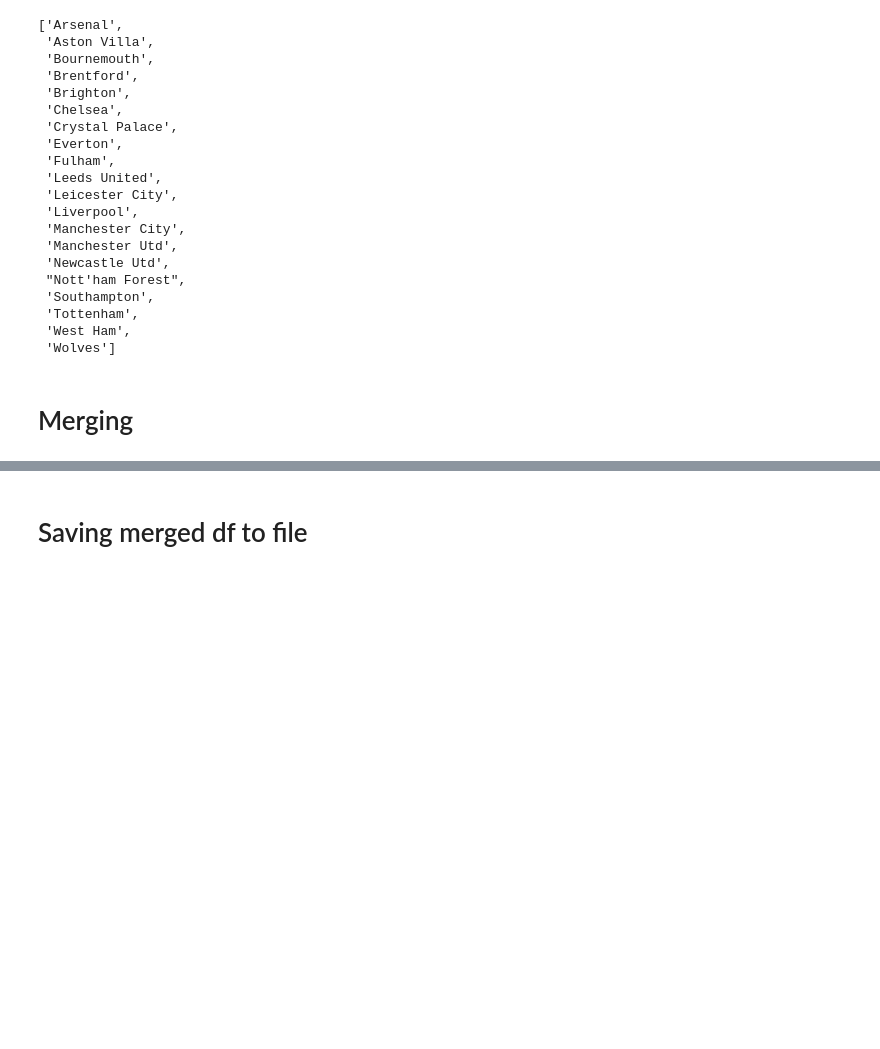
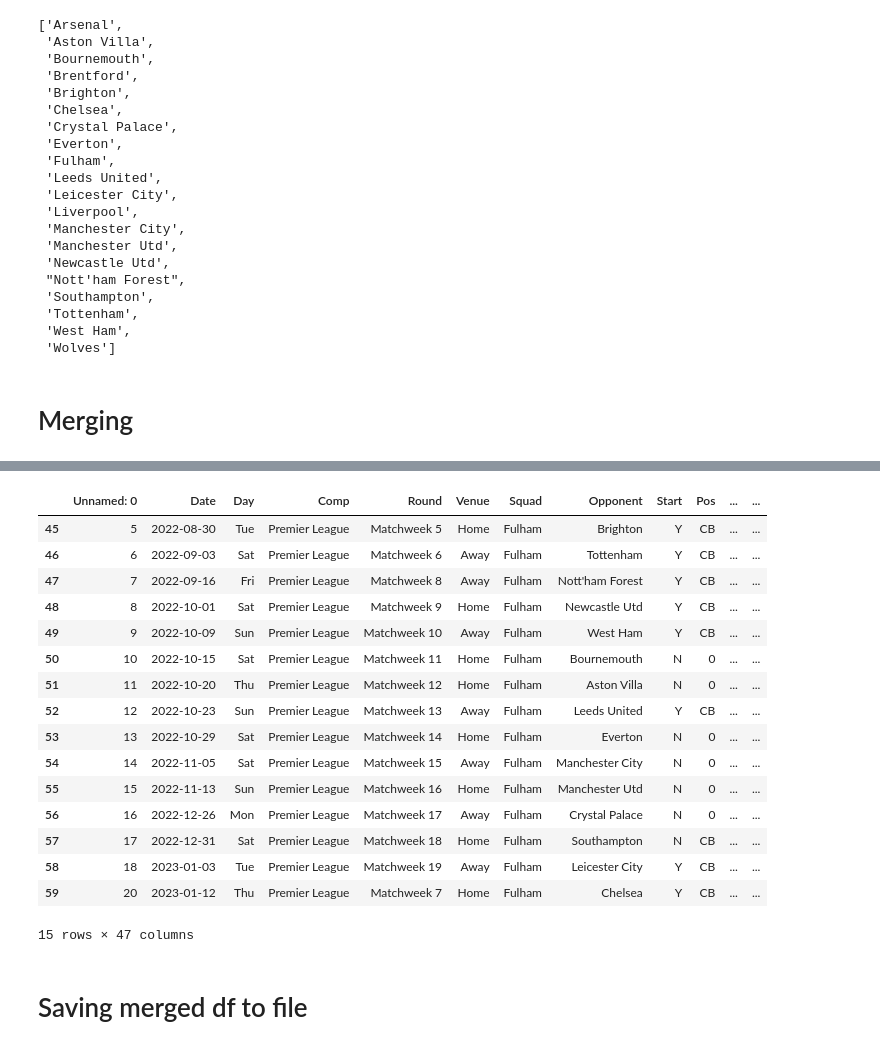
Before and after one commit to Fran3x/FPL_Model, a Jupyter notebook: notebooks/merge_FPL_fbref.ipynb, the cells around one changed output, grey strips where cells are left out. Drawn from its saved outputs; the diff is of its cells as text; code cells hidden in the pictures; blank space fills up the shorter version.

```diff
--- a/notebooks/merge_FPL_fbref.ipynb
+++ b/notebooks/merge_FPL_fbref.ipynb
@@ -225,3 +190,23 @@ Wall time: 12min 1s
+# %%
+fbref[fbref["Name"] == "Tosin-Adarabioyo"]
+# %% [output]
+|  | Unnamed: 0 | Date | Day | Comp | Round | Venue | Squad | Opponent | Start | Pos | ... | ... |
+| 45 | 5 | 2022-08-30 | Tue | Premier League | Matchweek 5 | Home | Fulham | Brighton | Y | CB | ... | ... |
+| 46 | 6 | 2022-09-03 | Sat | Premier League | Matchweek 6 | Away | Fulham | Tottenham | Y | CB | ... | ... |
+| 47 | 7 | 2022-09-16 | Fri | Premier League | Matchweek 8 | Away | Fulham | Nott'ham Forest | Y | CB | ... | ... |
+| 48 | 8 | 2022-10-01 | Sat | Premier League | Matchweek 9 | Home | Fulham | Newcastle Utd | Y | CB | ... | ... |
+| 49 | 9 | 2022-10-09 | Sun | Premier League | Matchweek 10 | Away | Fulham | West Ham | Y | CB | ... | ... |
+| 50 | 10 | 2022-10-15 | Sat | Premier League | Matchweek 11 | Home | Fulham | Bournemouth | N | 0 | ... | ... |
+| 51 | 11 | 2022-10-20 | Thu | Premier League | Matchweek 12 | Home | Fulham | Aston Villa | N | 0 | ... | ... |
+| 52 | 12 | 2022-10-23 | Sun | Premier League | Matchweek 13 | Away | Fulham | Leeds United | Y | CB | ... | ... |
+| 53 | 13 | 2022-10-29 | Sat | Premier League | Matchweek 14 | Home | Fulham | Everton | N | 0 | ... | ... |
+| 54 | 14 | 2022-11-05 | Sat | Premier League | Matchweek 15 | Away | Fulham | Manchester City | N | 0 | ... | ... |
+| 55 | 15 | 2022-11-13 | Sun | Premier League | Matchweek 16 | Home | Fulham | Manchester Utd | N | 0 | ... | ... |
+| 56 | 16 | 2022-12-26 | Mon | Premier League | Matchweek 17 | Away | Fulham | Crystal Palace | N | 0 | ... | ... |
+| 57 | 17 | 2022-12-31 | Sat | Premier League | Matchweek 18 | Home | Fulham | Southampton | N | CB | ... | ... |
+| 58 | 18 | 2023-01-03 | Tue | Premier League | Matchweek 19 | Away | Fulham | Leicester City | Y | CB | ... | ... |
+| 59 | 20 | 2023-01-12 | Thu | Premier League | Matchweek 7 | Home | Fulham | Chelsea | Y | CB | ... | ... |
+15 rows × 47 columns
 # %% [markdown]
 # Saving merged df to file
 # %%
```
Also changed, not shown: parts of 3 cells of this notebook, 3 other files.
